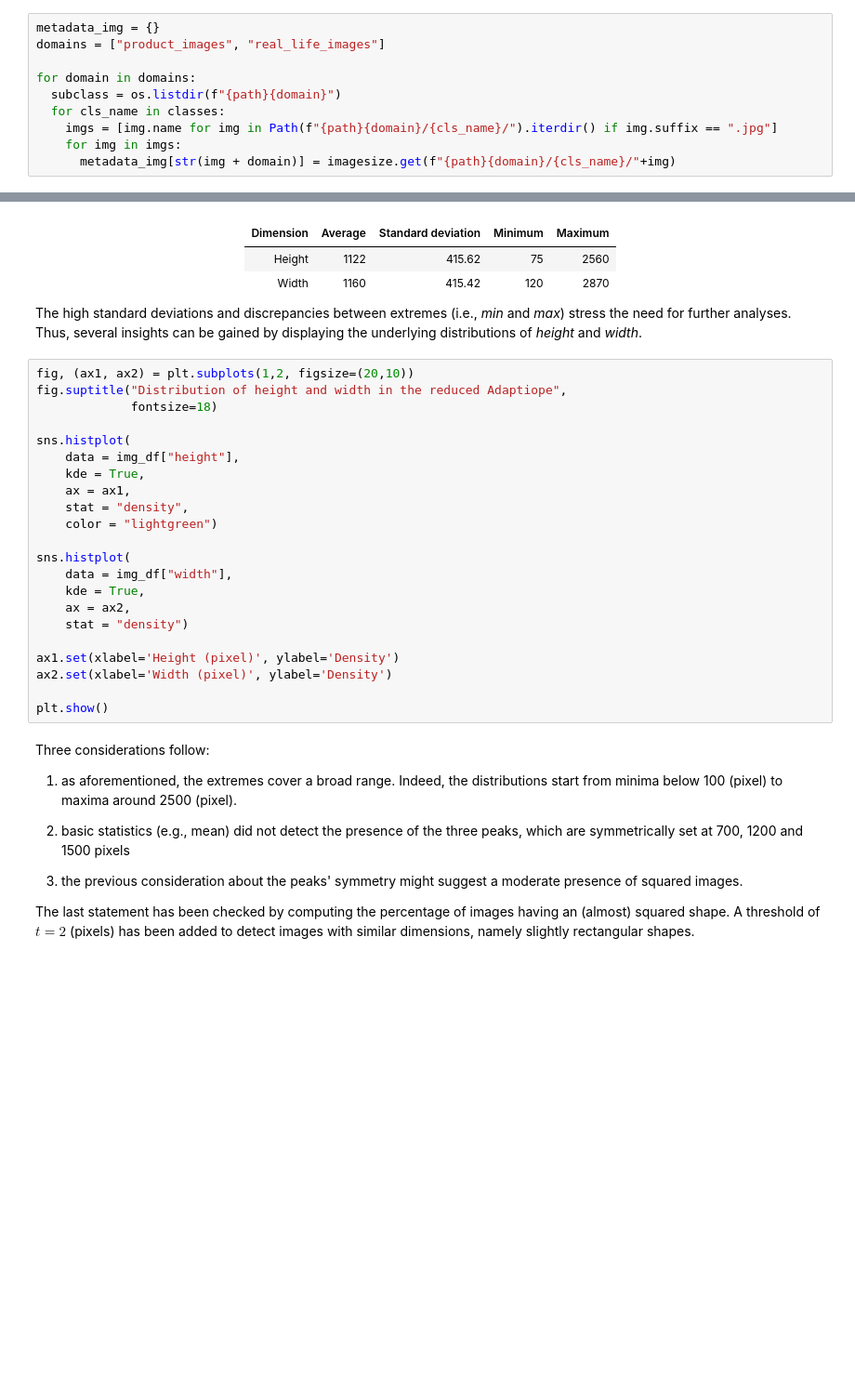
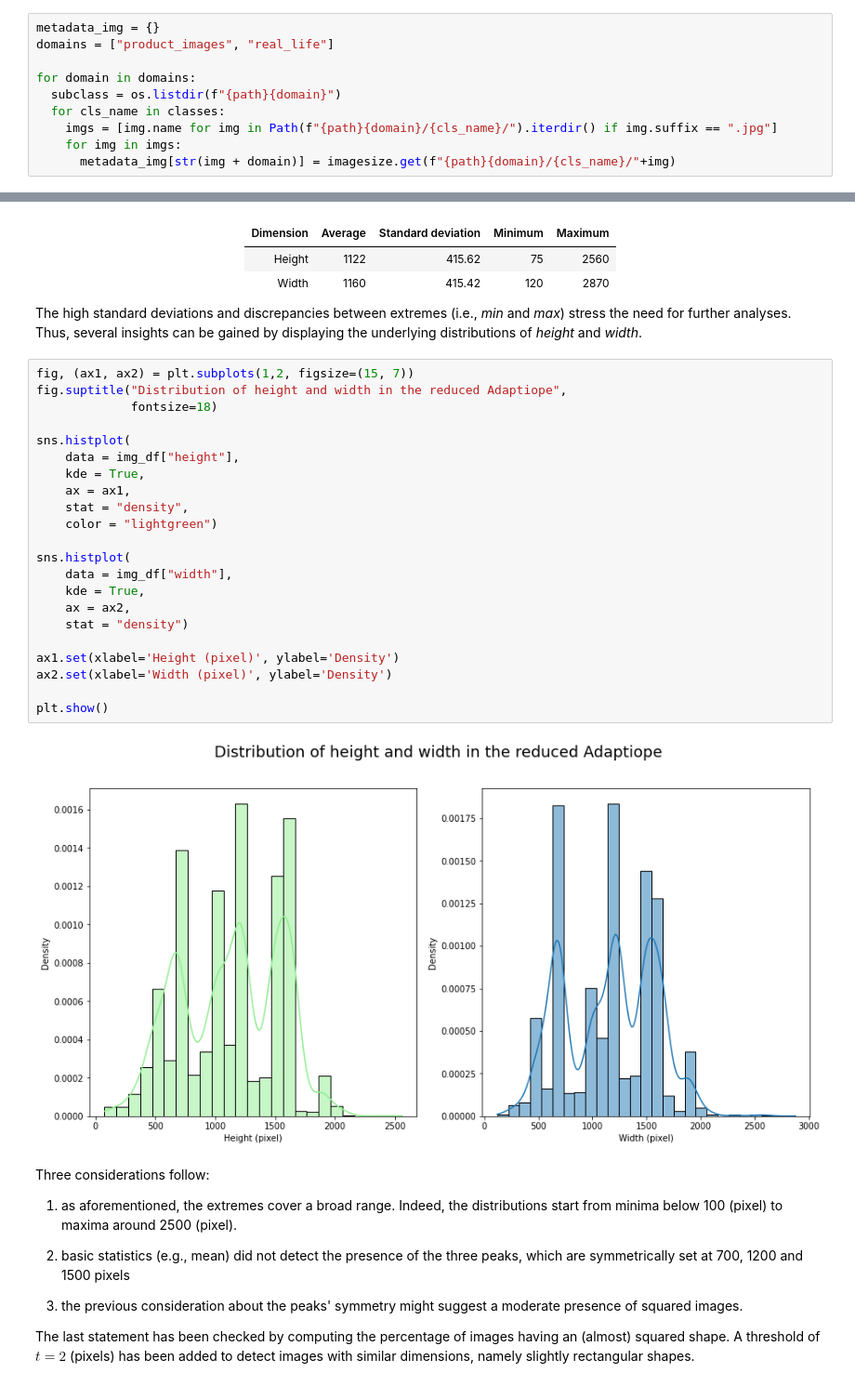
Before and after one commit to detch-for-shor/deep-learning-proj, a Jupyter notebook: SymNets_final.ipynb, the cells around one changed output, grey strips where cells are left out. Shown at 93% size. Saved outputs shown, nothing was run; the diff lists cells and outputs as text; blank space fills up the shorter version.

```diff
--- a/SymNets_final.ipynb
+++ b/SymNets_final.ipynb
@@ -286,7 +268,7 @@ for d, td in zip(["Adaptiope/product_images", "Adaptiope/real_life"], ["adaptiop
 An Exploratory Data Analysis has been performed to learn about the data we are working with. Specifically, the metadata of each image has been extracted and saved into a dictionary(**metadata_img**).
 # %%
 metadata_img = {}
-domains = ["product_images", "real_life_images"]
+domains = ["product_images", "real_life"]
 
 for domain in domains:
   subclass = os.listdir(f"{path}{domain}")
@@ -322,27 +307,29 @@ print(f'Width: avg = {avg_width} ± sd = {sd_width}')
 
 The high standard deviations and discrepancies between extremes (i.e., <i>min</i> and <i>max</i>) stress the need for further analyses. Thus, several insights can be gained by displaying the underlying distributions of <i>height</i> and <i>width</i>.
 # %%
-fig, (ax1, ax2) = plt.subplots(1,2, figsize=(20,10))
+fig, (ax1, ax2) = plt.subplots(1,2, figsize=(15, 7))
 fig.suptitle("Distribution of height and width in the reduced Adaptiope",
              fontsize=18)
 
 sns.histplot(
     data = img_df["height"],
     kde = True,
     ax = ax1,
     stat = "density",
     color = "lightgreen")
 
 sns.histplot(
     data = img_df["width"],
     kde = True,
     ax = ax2,
     stat = "density")
 
 ax1.set(xlabel='Height (pixel)', ylabel='Density')
 ax2.set(xlabel='Width (pixel)', ylabel='Density')
 
 plt.show()
+# %% [output]
+[figure, added]
 # %% [markdown]
 Three considerations follow:
 
```
Also changed, not shown: parts of 38 cells of this notebook.
